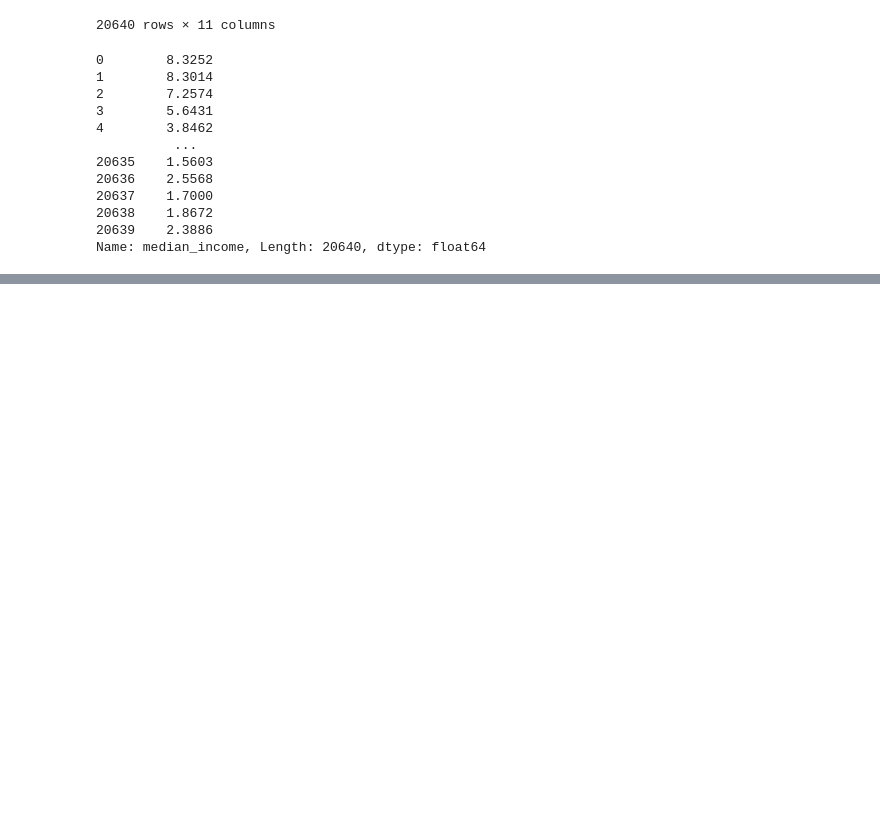
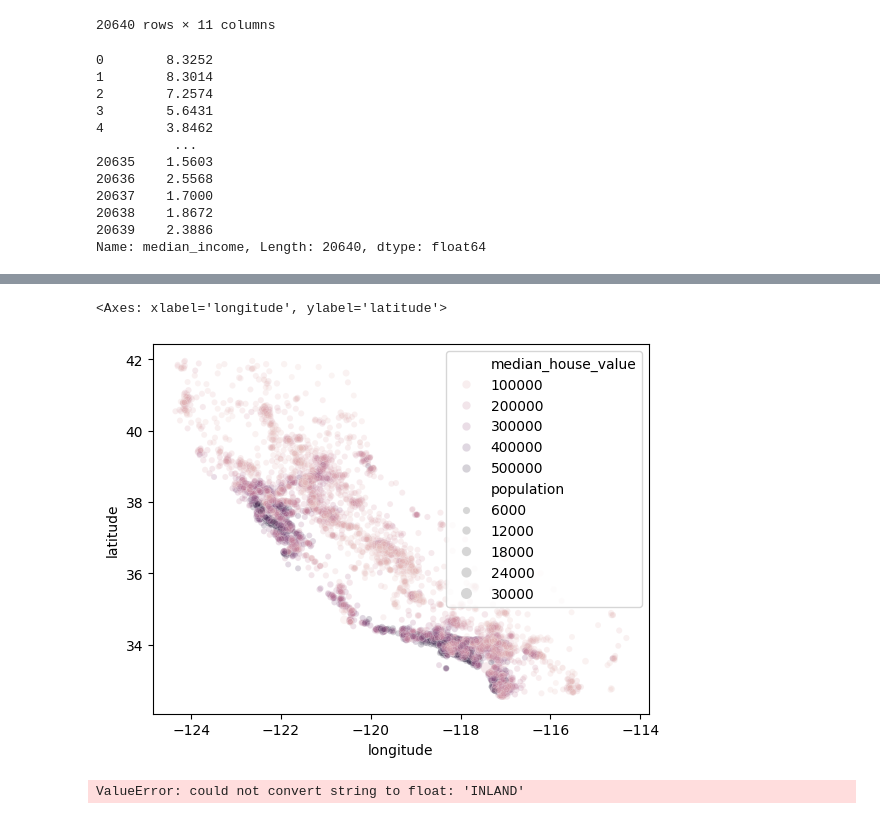
Before and after one commit to Zarpoosh/Mavhine-Learning, a Jupyter notebook: fradars/Untitled.ipynb, the cells around one changed output, grey strips where cells are left out. Drawn from its saved outputs; the diff is of its cells as text; code cells hidden in the pictures; blank space fills up the shorter version.

```diff
--- a/fradars/Untitled.ipynb
+++ b/fradars/Untitled.ipynb
@@ -200,0 +230,4 @@ df["median_incom_categories"].value_counts().sort_index().plot.bar()
+# %%
+str_train_set, str_test_set= train_test_split(df, test_size=0.2 , random_state=40, stratify=df["median_incom_categories"])
+# %%
+str_train_set=[["median_incom_categories"]].value_counts()/len(str_train_set)
@@ -200,0 +236,3 @@ df["median_incom_categories"].value_counts().sort_index().plot.bar()
+# %%
+str_train_set=str_train_set.drop("median_incom_categories", axis=1)
+str_test_set=str_test_set.drop("median_incom_categories", axis=1)
@@ -200,0 +241,3 @@ df["median_incom_categories"].value_counts().sort_index().plot.bar()
+# %%
+train=str_train_set
+train
@@ -200,0 +258,14 @@ df["median_incom_categories"].value_counts().sort_index().plot.bar()
+# %%
+sns.scatterplot(data=train,
+                x="longitude" ,
+                y="latitude",
+                size="population",
+                alpha=0.2 ,
+                hue="median_house_value")
+# %% [output]
+<Axes: xlabel='longitude', ylabel='latitude'>
+[figure, added]
+# %%
+train.corr()["median_house_value"]
+# %% [output]
+ValueError: could not convert string to float: 'INLAND'
```
Also changed, not shown: parts of 39 cells of this notebook.
